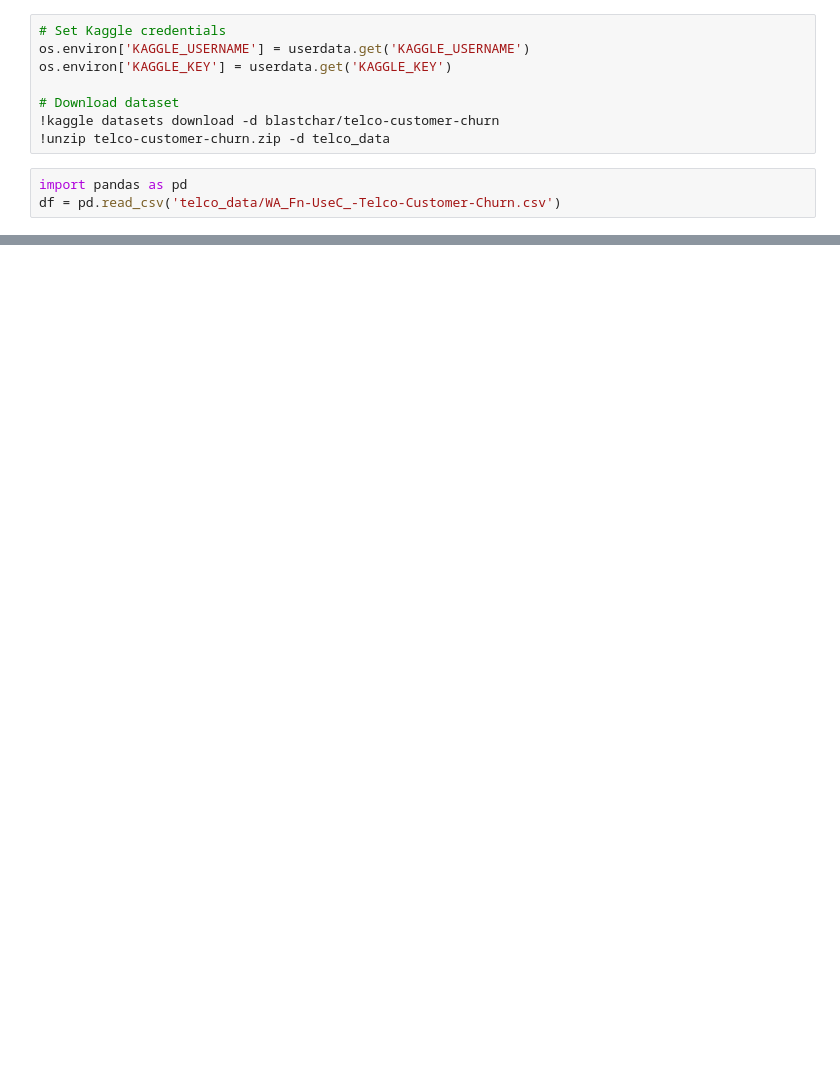
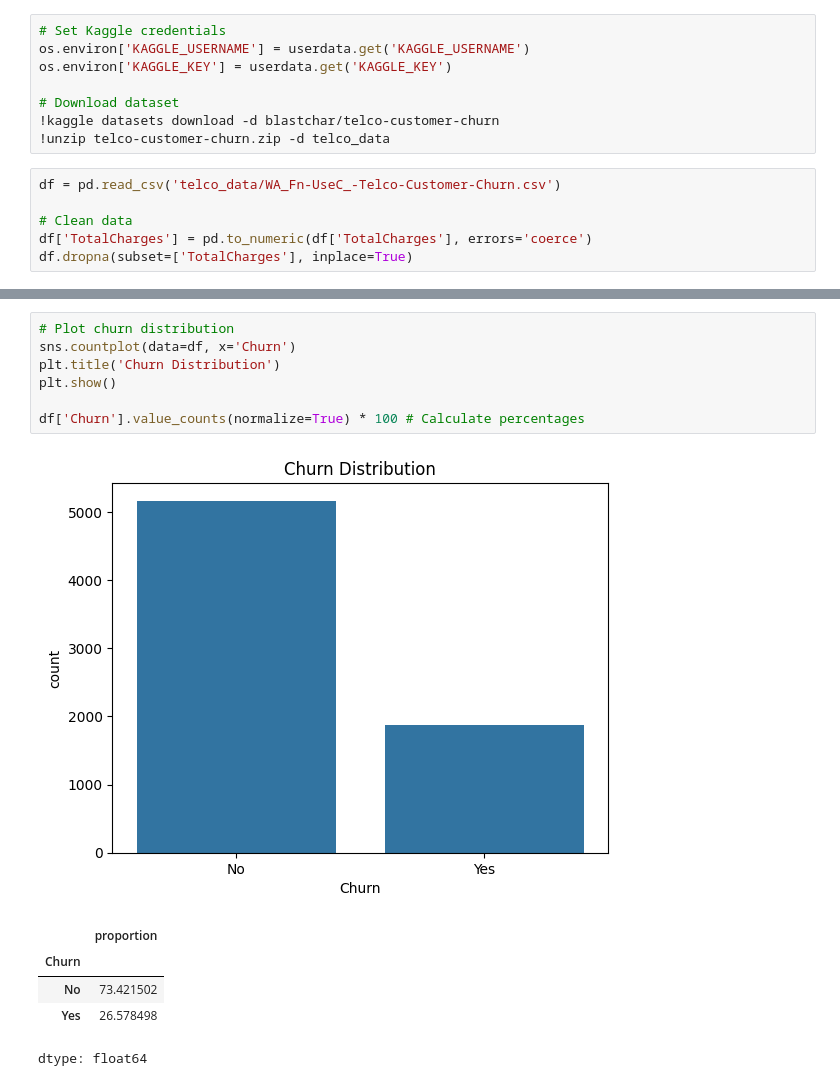
Before and after one commit to Mkhan13/XAI, a Jupyter notebook: interpretable_ml.ipynb, the cells around one changed output, grey strips where cells are left out. Cells and saved outputs as stored; diff of their text form; blank space fills up the shorter version.

```diff
--- a/interpretable_ml.ipynb
+++ b/interpretable_ml.ipynb
@@ -20,6 +34,9 @@ os.environ['KAGGLE_KEY'] = userdata.get('KAGGLE_KEY')
 !kaggle datasets download -d blastchar/telco-customer-churn
 !unzip telco-customer-churn.zip -d telco_data
 # %%
-import pandas as pd
 df = pd.read_csv('telco_data/WA_Fn-UseC_-Telco-Customer-Churn.csv')
+
+# Clean data
+df['TotalCharges'] = pd.to_numeric(df['TotalCharges'], errors='coerce')
+df.dropna(subset=['TotalCharges'], inplace=True)
 # %% [markdown]
@@ -27,0 +82,14 @@ Perform an exploratory analysis of the dataset to understand the relationships b
+# %%
+# Plot churn distribution
+sns.countplot(data=df, x='Churn')
+plt.title('Churn Distribution')
+plt.show()
+
+df['Churn'].value_counts(normalize=True) * 100 # Calculate percentages
+# %% [output]
+[figure, added]
+|  | proportion |
+| Churn |  |
+| No | 73.421502 |
+| Yes | 26.578498 |
+dtype: float64
```
Also changed, not shown: parts of 22 cells of this notebook.
